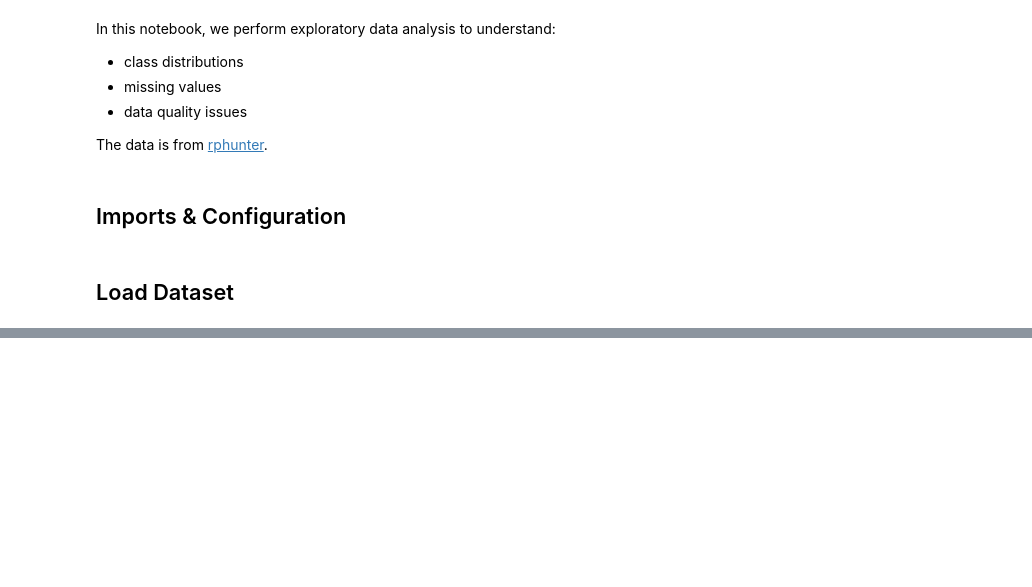
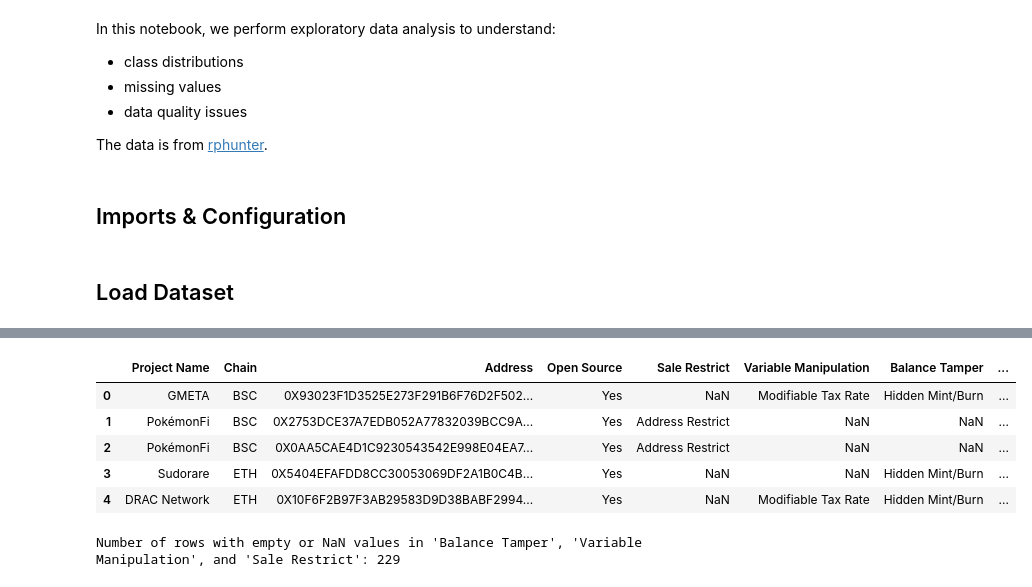
Before and after one commit to patorsiang/rugpull-detection-msc-kent-2025, a Jupyter notebook: ml/notebooks/EDA/rphunter.ipynb, the cells around one changed output, grey strips where cells are left out. Cells and saved outputs as stored; diff of their text form; code cells hidden in the pictures; blank space fills up the shorter version.

```diff
--- a/ml/notebooks/EDA/rphunter.ipynb
+++ b/ml/notebooks/EDA/rphunter.ipynb
@@ -35,0 +337,9 @@ rug_list = os.listdir(os.path.join(PATH, "Rug-Bytecode"))
+# %%
+total_df.head()
+# %% [output]
+|  | Project Name | Chain | Address | Open Source | Sale Restrict | Variable Manipulation | Balance Tamper | ... |
+| 0 | GMETA | BSC | 0X93023F1D3525E273F291B6F76D2F502... | Yes | NaN | Modifiable Tax Rate | Hidden Mint/Burn | ... |
+| 1 | PokémonFi | BSC | 0X2753DCE37A7EDB052A77832039BCC9A... | Yes | Address Restrict | NaN | NaN | ... |
+| 2 | PokémonFi | BSC | 0X0AA5CAE4D1C9230543542E998E04EA7... | Yes | Address Restrict | NaN | NaN | ... |
+| 3 | Sudorare | ETH | 0X5404EFAFDD8CC30053069DF2A1B0C4B... | Yes | NaN | NaN | Hidden Mint/Burn | ... |
+| 4 | DRAC Network | ETH | 0X10F6F2B97F3AB29583D9D38BABF2994... | Yes | NaN | Modifiable Tax Rate | Hidden Mint/Burn | ... |
@@ -35,0 +351,11 @@ rug_list = os.listdir(os.path.join(PATH, "Rug-Bytecode"))
+# %%
+empty_cond_exp = ((experiment_df['Balance Tamper'].isna() | (experiment_df['Balance Tamper'].str.strip() == '')) &
+    (experiment_df['Variable Manipulation'].isna() | (experiment_df['Variable Manipulation'].str.strip() == '')) &
+    (experiment_df['Sale Restrict'].isna() | (experiment_df['Sale Restrict'].str.strip() == '')))
+empty_or_nan_rows_exp = experiment_df[
+    empty_cond_exp
+].shape[0]
+
+print(f"Number of rows with empty or NaN values in 'Balance Tamper', 'Variable Manipulation', and 'Sale Restrict': {empty_or_nan_rows_exp}")
+# %% [output]
+Number of rows with empty or NaN values in 'Balance Tamper', 'Variable Manipulation', and 'Sale Restrict': 229
```
Also changed, not shown: parts of 76 cells of this notebook, 6 other files.
